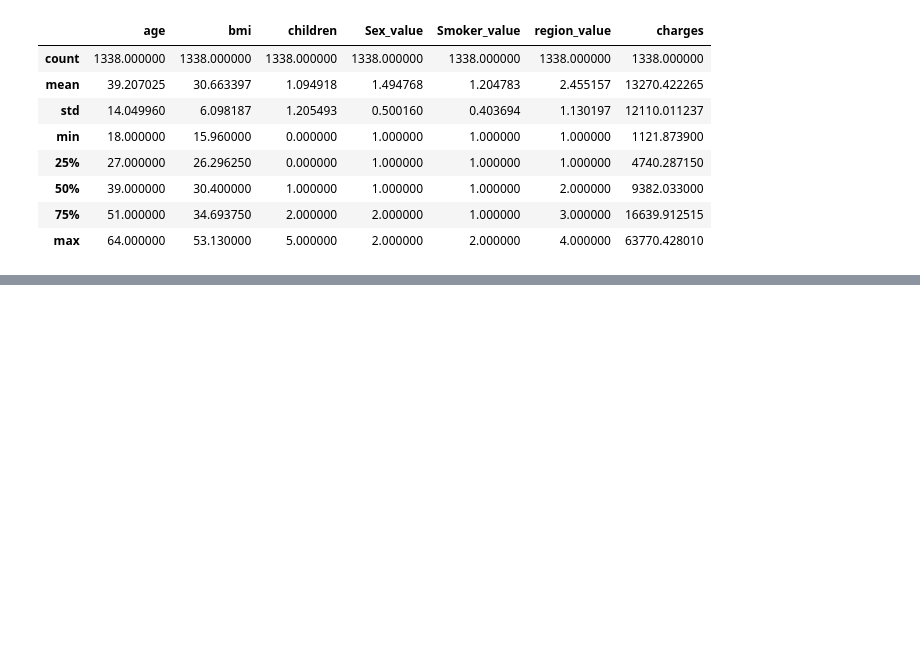
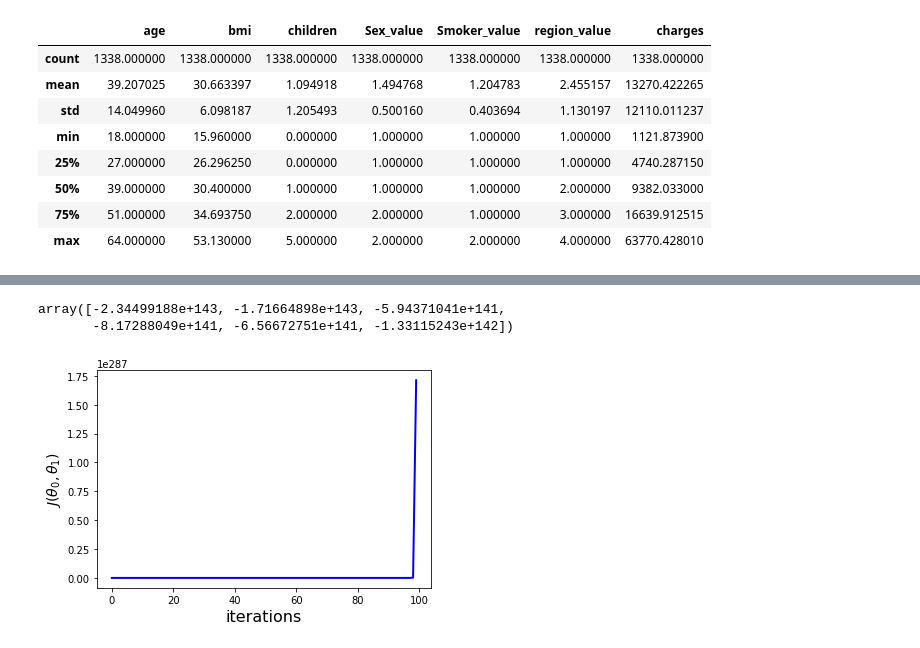
Before and after one commit to SeisCaras/Proyecto1_aprendizaje, a Jupyter notebook: seguros.ipynb, the cells around one changed output, grey strips where cells are left out. Saved outputs shown, nothing was run; the diff lists cells and outputs as text; code cells hidden in the pictures; blank space fills up the shorter version.

```diff
--- a/seguros.ipynb
+++ b/seguros.ipynb
@@ -137,0 +199,18 @@ plt.show()
+# %%
+J_log = np.zeros(n_iterations)
+for i in range(n_iterations):
+    J_log[i]= (1/(2*m))*((X_train@theta-y_train)**2).sum()
+    gradients = (1/m)*(X_train.T @ (X_train@theta - y_train))
+    theta = theta - eta*gradients
+
+theta
+# %% [output]
+array([-2.34499188e+143, -1.71664898e+143, -5.94371041e+141,
+       -8.17288049e+141, -6.56672751e+141, -1.33115243e+142])
+# %%
+plt.plot(np.arange(n_iterations), J_log, 'b-', linewidth=2)
+plt.xlabel('iterations', fontsize=16)
+plt.ylabel(r'$J(\theta_0, \theta_1)$', fontsize=14)
+plt.show()
+# %% [output]
+[figure, added]
```
Also changed, not shown: parts of 23 cells of this notebook.
